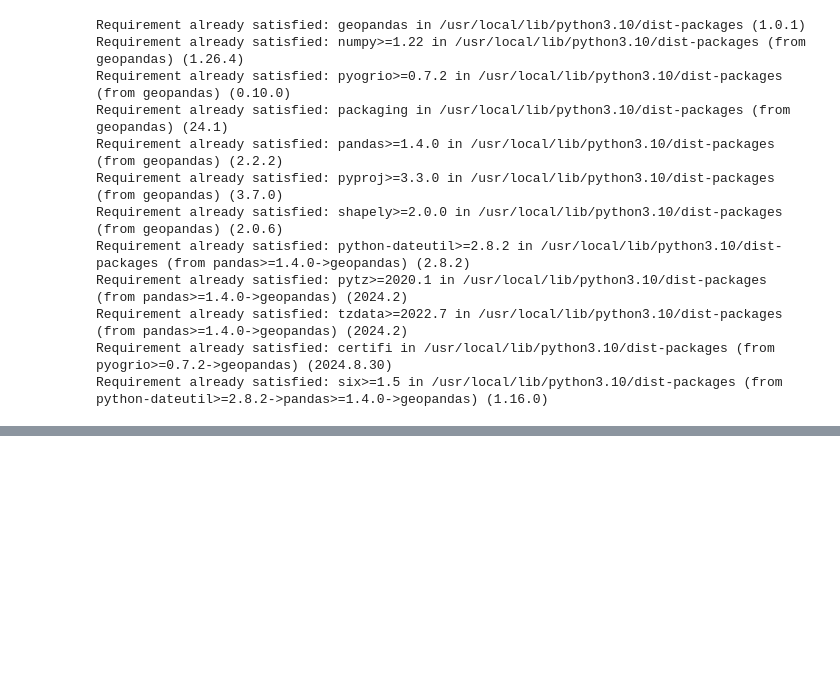
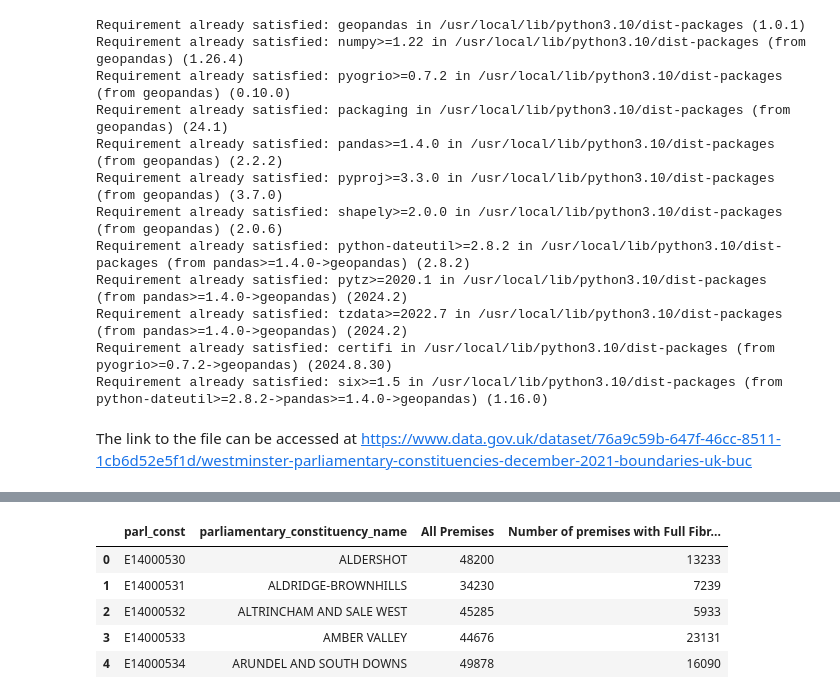
Before and after one commit to yuliiabosher/Fiber-optic-project, a Jupyter notebook: Parliamentary_constituencies_FTTP.ipynb, the cells around one changed output, grey strips where cells are left out. Cells and saved outputs as stored; diff of their text form; code cells hidden in the pictures; blank space fills up the shorter version.

Commit message:
created a dataframe with full fibre availability in each constituency

```diff
--- a/Parliamentary_constituencies_FTTP.ipynb
+++ b/Parliamentary_constituencies_FTTP.ipynb
@@ -18,6 +18,8 @@ Requirement already satisfied: six>=1.5 in /usr/local/lib/python3.10/dist-packag
 # %%
 import geopandas as gpd
 import pandas as pd
+# %% [markdown]
+The link to the file can be accessed at https://www.data.gov.uk/dataset/76a9c59b-647f-46cc-8511-1cb6d52e5f1d/westminster-parliamentary-constituencies-december-2021-boundaries-uk-buc
 # %%
 def read_geojson_file(file):
   df = gpd.read_file(file)
@@ -32,3 +34,14 @@ display(constituencies.head())
 | 2 | 3 | E14000532 | Altrincham and Sale West | 374132 | 389051 | -2.39049 | 53.39766 | e9268ad9-79db-4f18-a45a-75b578f4acff | POLYGON ((-2.31599 53.43467, -2.3... |
 | 3 | 4 | E14000533 | Amber Valley | 440478 | 349675 | -1.39770 | 53.04283 | 85d80037-63e5-4460-acd6-1da8b91cda9c | POLYGON ((-1.33164 53.08099, -1.3... |
 | 4 | 5 | E14000534 | Arundel and South Downs | 510686 | 115542 | -0.42635 | 50.92871 | 27686d42-4500-47bd-8200-79b90f0f4f0a | POLYGON ((-0.48001 51.04827, -0.4... |
+# %%
+ofcom = pd.read_csv("https://raw.githubusercontent.com/yuliiabosher/Fiber-optic-project/refs/heads/parliamentary-constituencies/202209_fixed_pcon_coverage_r02.csv",encoding="latin")
+full_fibre = ofcom[['parl_const', 'parliamentary_constituency_name','All Premises', 'Number of premises with Full Fibre availability']]
+display(full_fibre.head())
+# %% [output]
+|  | parl_const | parliamentary_constituency_name | All Premises | Number of premises with Full Fibr... |
+| 0 | E14000530 | ALDERSHOT | 48200 | 13233 |
+| 1 | E14000531 | ALDRIDGE-BROWNHILLS | 34230 | 7239 |
+| 2 | E14000532 | ALTRINCHAM AND SALE WEST | 45285 | 5933 |
+| 3 | E14000533 | AMBER VALLEY | 44676 | 23131 |
+| 4 | E14000534 | ARUNDEL AND SOUTH DOWNS | 49878 | 16090 |
```
